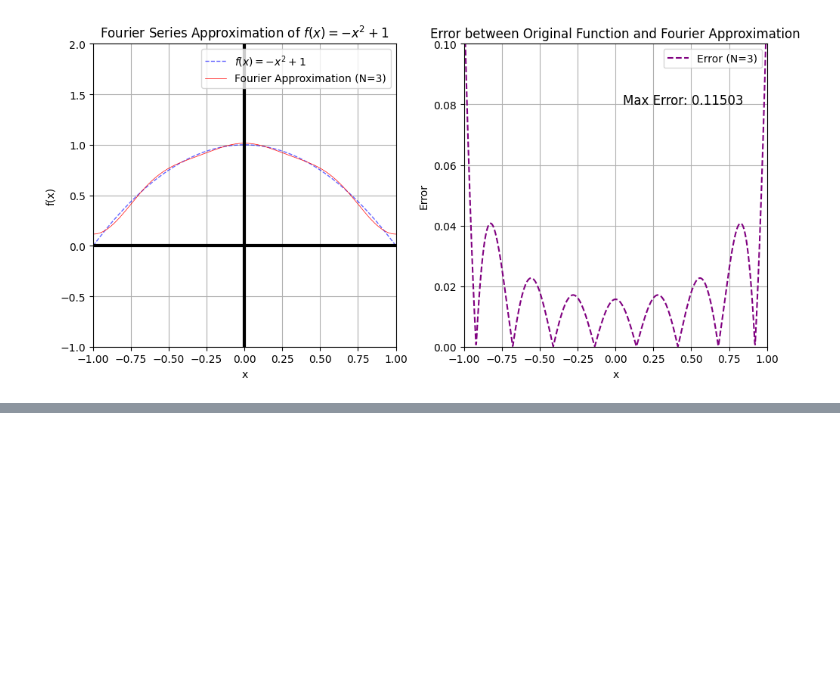
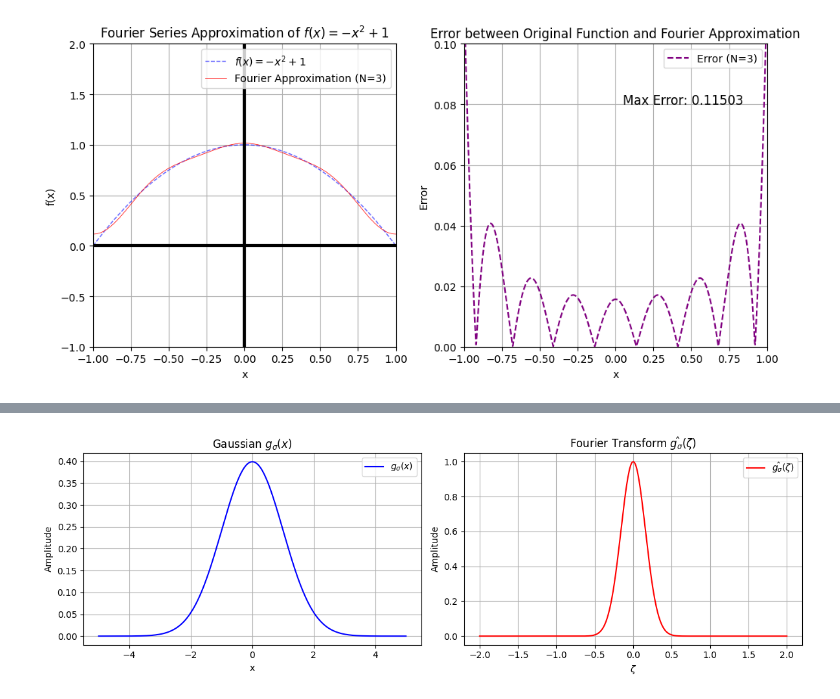
Before and after one commit to alibagheribardi/Signal-and-Systems, a Jupyter notebook: Signal_Systems.ipynb, the cells around one changed output, grey strips where cells are left out. Saved outputs shown, nothing was run; the diff lists cells and outputs as text; code cells hidden in the pictures; blank space fills up the shorter version.

```diff
--- a/Signal_Systems.ipynb
+++ b/Signal_Systems.ipynb
@@ -373,0 +408,40 @@ plt.show()
+# %%
+import numpy as np
+import matplotlib.pyplot as plt
+
+# Define the Gaussian function g_sigma
+def g_sigma(x, sigma):
+    return (1 / (np.sqrt(2 * np.pi) * sigma)) * np.exp(-x**2 / (2 * sigma**2))
+
+# Define the Fourier transform of the Gaussian function hat{g_sigma}
+def g_sigma_hat(zeta, sigma):
+    return np.exp(-2 * np.pi**2 * sigma**2 * zeta**2)
+
+# Set up parameters
+sigma = 1.0  # you can adjust sigma to see different effects
+x = np.linspace(-5, 5, 500)
+zeta = np.linspace(-2, 2, 500)
+
+# Plotting
+fig, axes = plt.subplots(1, 2, figsize=(12, 4))
+
+# Plot g_sigma
+axes[0].plot(x, g_sigma(x, sigma), label=r'$g_\sigma(x)$', color='blue')
+axes[0].set_title(r'Gaussian $g_\sigma(x)$')
+axes[0].set_xlabel('x')
+axes[0].set_ylabel('Amplitude')
+axes[0].grid(True)
+axes[0].legend()
+
+# Plot hat{g_sigma}
+axes[1].plot(zeta, g_sigma_hat(zeta, sigma), label=r'$\hat{g_\sigma}(\zeta)$', color='red')
+axes[1].set_title(r'Fourier Transform $\hat{g_\sigma}(\zeta)$')
+axes[1].set_xlabel(r'$\zeta$')
+axes[1].set_ylabel('Amplitude')
+axes[1].grid(True)
+axes[1].legend()
+
+plt.tight_layout()
+plt.show()
+# %% [output]
+[figure, added]
```
Also changed, not shown: parts of 1 cell of this notebook.
